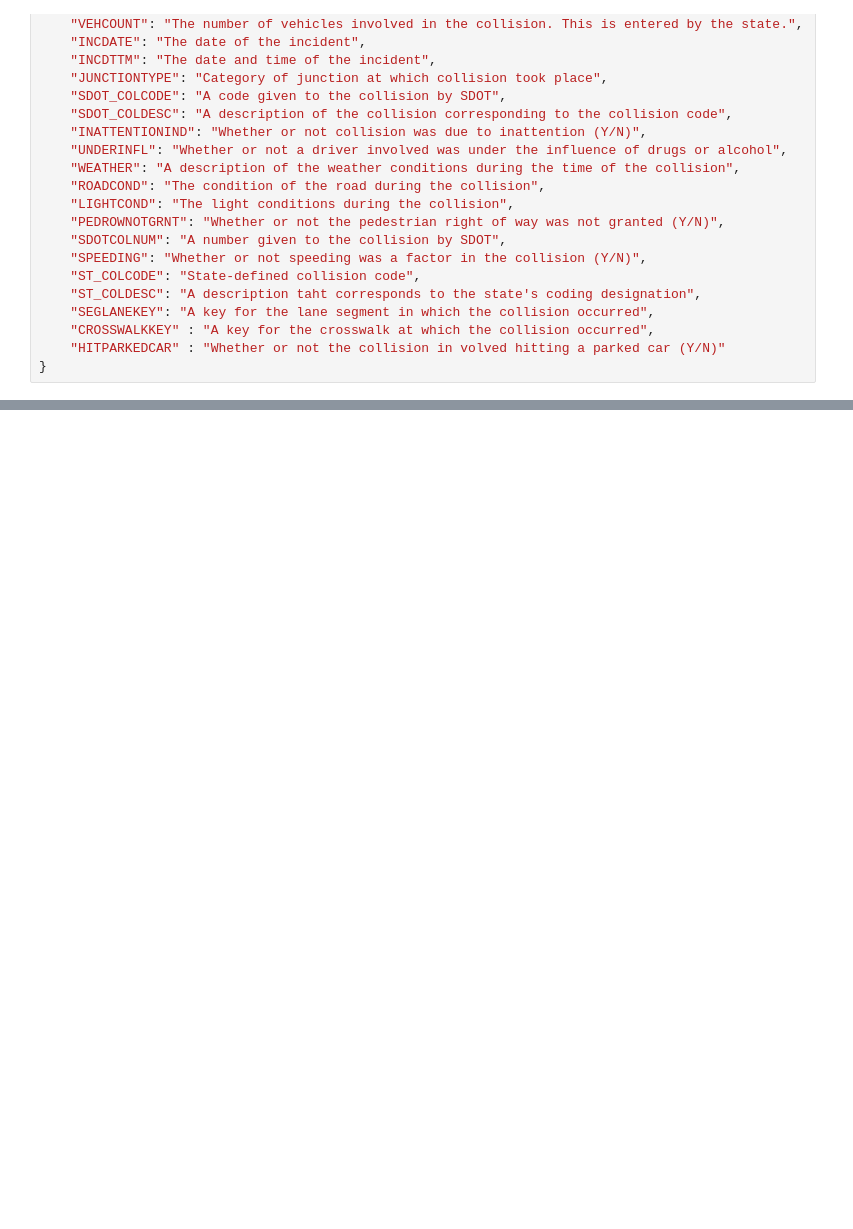
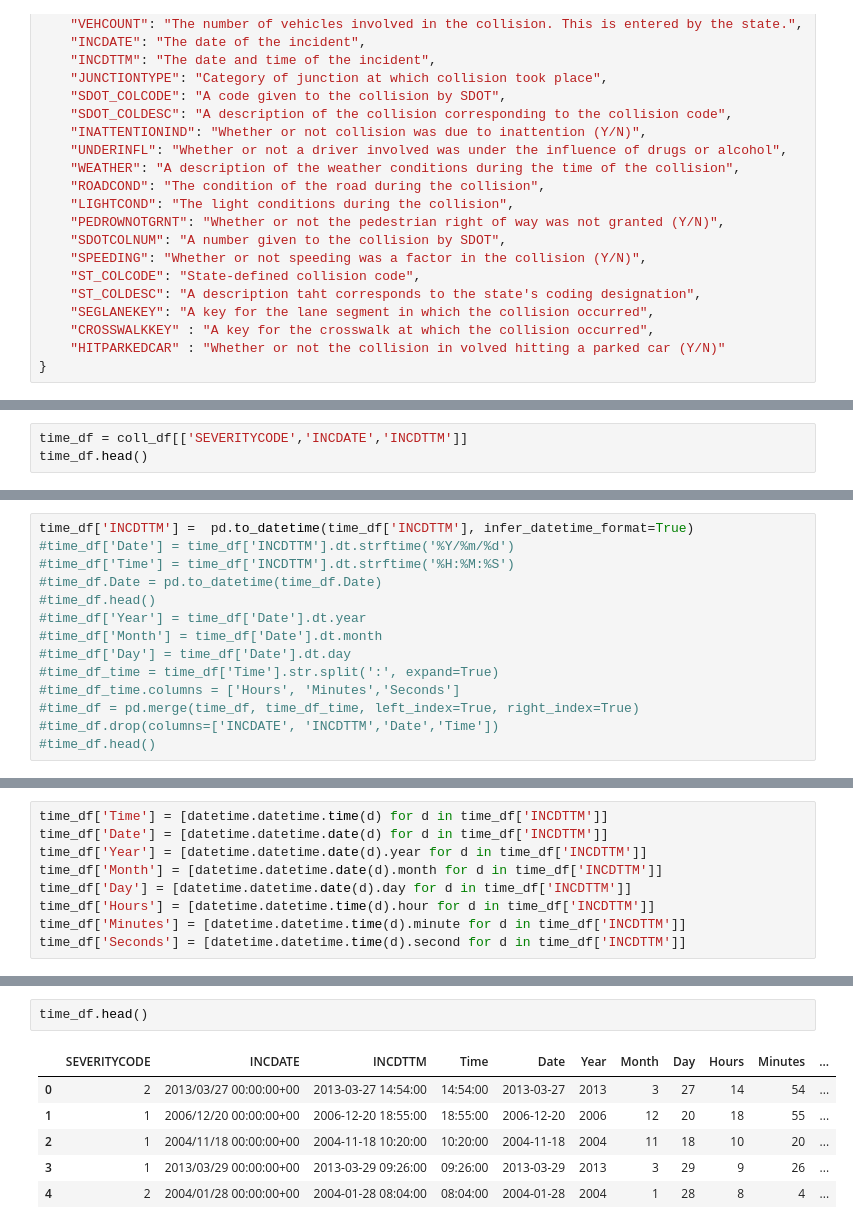
Before and after one commit to pcarugno/Coursera_Capstone, a Jupyter notebook: Coursera_Capstone/Coursera Capstone Project - Report.ipynb, the cells around one changed output, grey strips where cells are left out. Saved outputs shown, nothing was run; the diff lists cells and outputs as text; blank space fills up the shorter version.

```diff
--- a/Coursera_Capstone/Coursera Capstone Project - Report.ipynb
+++ b/Coursera_Capstone/Coursera Capstone Project - Report.ipynb
@@ -165,0 +155,3 @@ seattle
+# %%
+time_df = coll_df[['SEVERITYCODE','INCDATE','INCDTTM']]
+time_df.head()
@@ -165,0 +169,14 @@ seattle
+# %%
+time_df['INCDTTM'] =  pd.to_datetime(time_df['INCDTTM'], infer_datetime_format=True)
+#time_df['Date'] = time_df['INCDTTM'].dt.strftime('%Y/%m/%d')
+#time_df['Time'] = time_df['INCDTTM'].dt.strftime('%H:%M:%S')
+#time_df.Date = pd.to_datetime(time_df.Date)
+#time_df.head()
+#time_df['Year'] = time_df['Date'].dt.year
+#time_df['Month'] = time_df['Date'].dt.month
+#time_df['Day'] = time_df['Date'].dt.day
+#time_df_time = time_df['Time'].str.split(':', expand=True)
+#time_df_time.columns = ['Hours', 'Minutes','Seconds']
+#time_df = pd.merge(time_df, time_df_time, left_index=True, right_index=True)
+#time_df.drop(columns=['INCDATE', 'INCDTTM','Date','Time'])
+#time_df.head()
@@ -165,0 +189,9 @@ seattle
+# %%
+time_df['Time'] = [datetime.datetime.time(d) for d in time_df['INCDTTM']]
+time_df['Date'] = [datetime.datetime.date(d) for d in time_df['INCDTTM']]
+time_df['Year'] = [datetime.datetime.date(d).year for d in time_df['INCDTTM']]
+time_df['Month'] = [datetime.datetime.date(d).month for d in time_df['INCDTTM']]
+time_df['Day'] = [datetime.datetime.date(d).day for d in time_df['INCDTTM']]
+time_df['Hours'] = [datetime.datetime.time(d).hour for d in time_df['INCDTTM']]
+time_df['Minutes'] = [datetime.datetime.time(d).minute for d in time_df['INCDTTM']]
+time_df['Seconds'] = [datetime.datetime.time(d).second for d in time_df['INCDTTM']]
@@ -165,0 +216,9 @@ seattle
+# %%
+time_df.head()
+# %% [output]
+|  | SEVERITYCODE | INCDATE | INCDTTM | Time | Date | Year | Month | Day | Hours | Minutes | ... |
+| 0 | 2 | 2013/03/27 00:00:00+00 | 2013-03-27 14:54:00 | 14:54:00 | 2013-03-27 | 2013 | 3 | 27 | 14 | 54 | ... |
+| 1 | 1 | 2006/12/20 00:00:00+00 | 2006-12-20 18:55:00 | 18:55:00 | 2006-12-20 | 2006 | 12 | 20 | 18 | 55 | ... |
+| 2 | 1 | 2004/11/18 00:00:00+00 | 2004-11-18 10:20:00 | 10:20:00 | 2004-11-18 | 2004 | 11 | 18 | 10 | 20 | ... |
+| 3 | 1 | 2013/03/29 00:00:00+00 | 2013-03-29 09:26:00 | 09:26:00 | 2013-03-29 | 2013 | 3 | 29 | 9 | 26 | ... |
+| 4 | 2 | 2004/01/28 00:00:00+00 | 2004-01-28 08:04:00 | 08:04:00 | 2004-01-28 | 2004 | 1 | 28 | 8 | 4 | ... |
```
Also changed, not shown: parts of 15 cells of this notebook, 1 other file.
